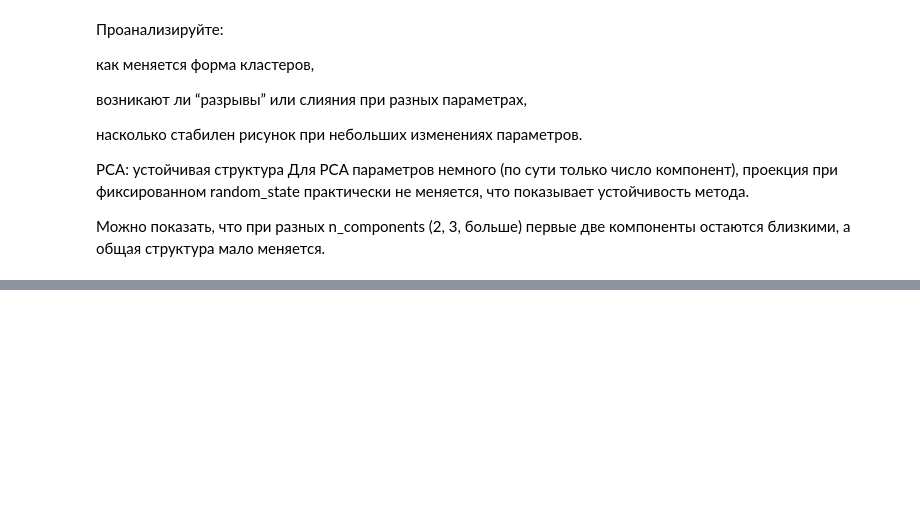
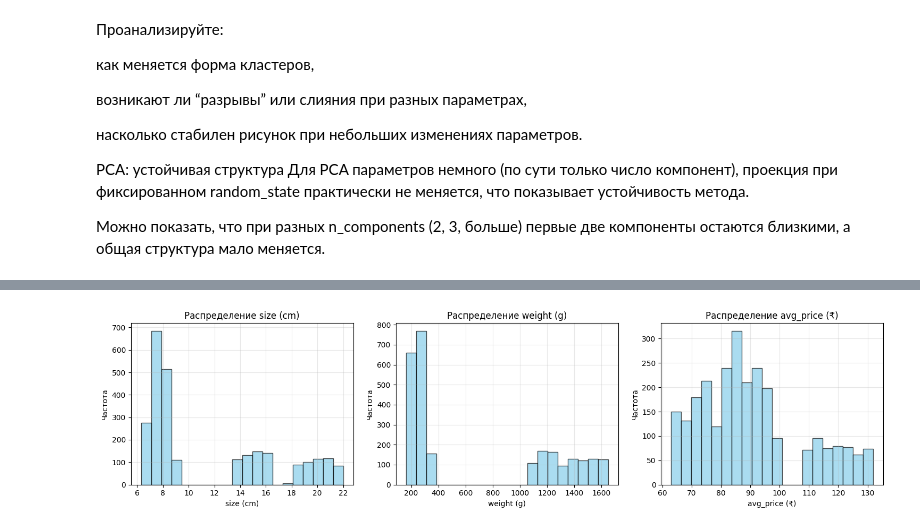
Before and after one commit to RinatHar/Clusters, a Jupyter notebook: lab4/practice_6.ipynb, the cells around one changed output, grey strips where cells are left out. Drawn from its saved outputs; the diff is of its cells as text; code cells hidden in the pictures; blank space fills up the shorter version.

```diff
--- a/lab4/practice_6.ipynb
+++ b/lab4/practice_6.ipynb
@@ -288,0 +330,29 @@ print("Суммарная объяснённая дисперсия (10 комп
+# %%
+from sklearn.preprocessing import LabelEncoder, OneHotEncoder
+import pandas as pd
+import numpy as np
+
+# Кодируем y и сохраняем названия классов
+label_encoder = LabelEncoder()
+y_own = label_encoder.fit_transform(y_own)
+class_names = label_encoder.classes_
+
+print(f"\nВсего записей: {len(df)}")
+print(f"Количество классов: {len(class_names)}")
+print(f"Классы: {class_names}")
+
+# Преобразуем X
+numerical_features = ['size (cm)', 'weight (g)', 'avg_price (₹)']
+categorical_features = ['shape', 'color', 'taste']
+
+# OneHot кодирование категориальных признаков
+ohe = OneHotEncoder(drop='first', sparse_output=False)
+X_cat = ohe.fit_transform(df[categorical_features])
+cat_feature_names = ohe.get_feature_names_out(categorical_features)
+
+# Числовые признаки оставляем как есть
+X_num = df[numerical_features].values
+
+# Объединяем
+X_own = np.hstack([X_cat, X_num])
+feature_names = list(cat_feature_names) + numerical_features
@@ -288,0 +400,14 @@ print("Суммарная объяснённая дисперсия (10 комп
+# %%
+# Визуализация распределения признаков
+fig, axes = plt.subplots(1, 3, figsize=(15, 4))
+for idx, feature in enumerate(numerical_features):
+    ax = axes[idx]
+    ax.hist(df[feature], bins=20, alpha=0.7, edgecolor='black', color='skyblue')
+    ax.set_xlabel(feature)
+    ax.set_ylabel('Частота')
+    ax.set_title(f'Распределение {feature}')
+    ax.grid(alpha=0.3)
+plt.tight_layout()
+plt.show()
+# %% [output]
+[figure, added]
```
Also changed, not shown: parts of 18 cells of this notebook.
